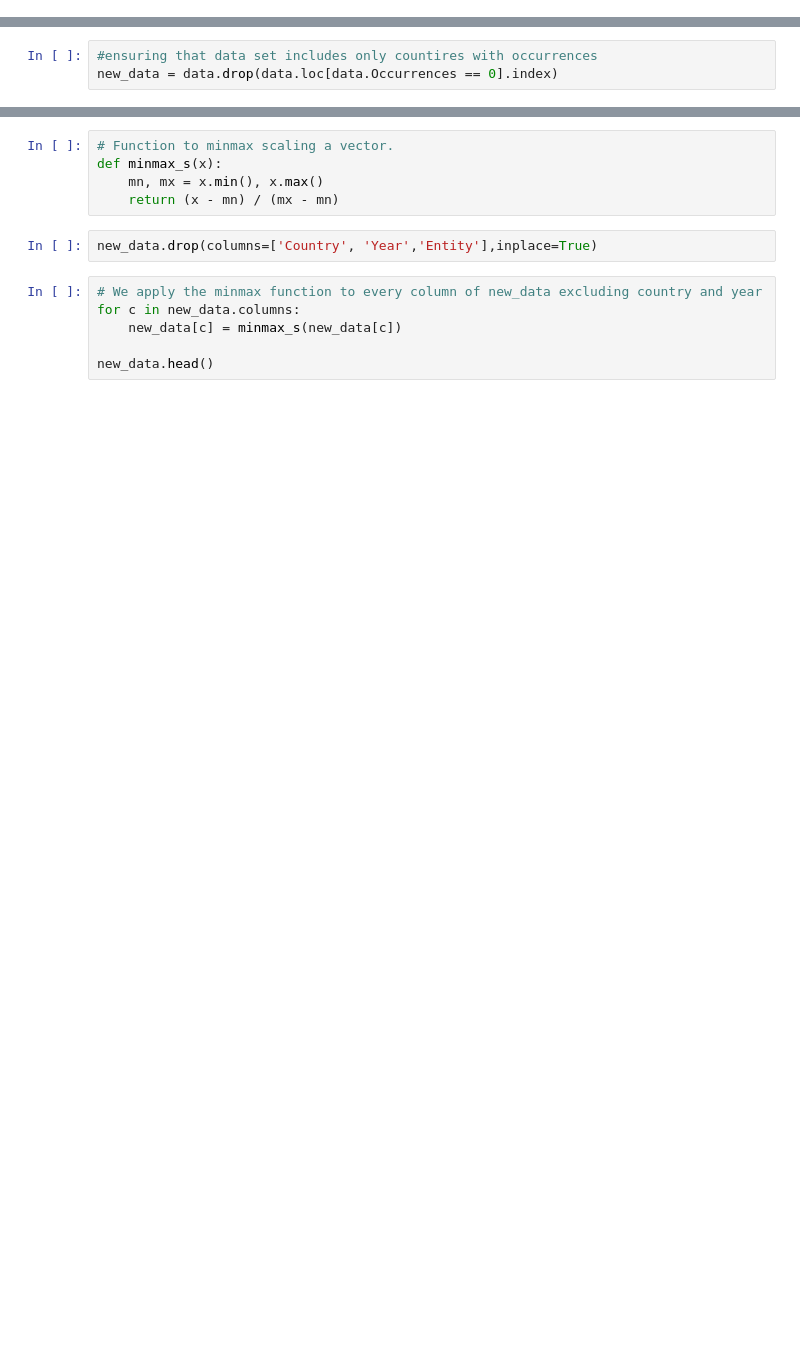
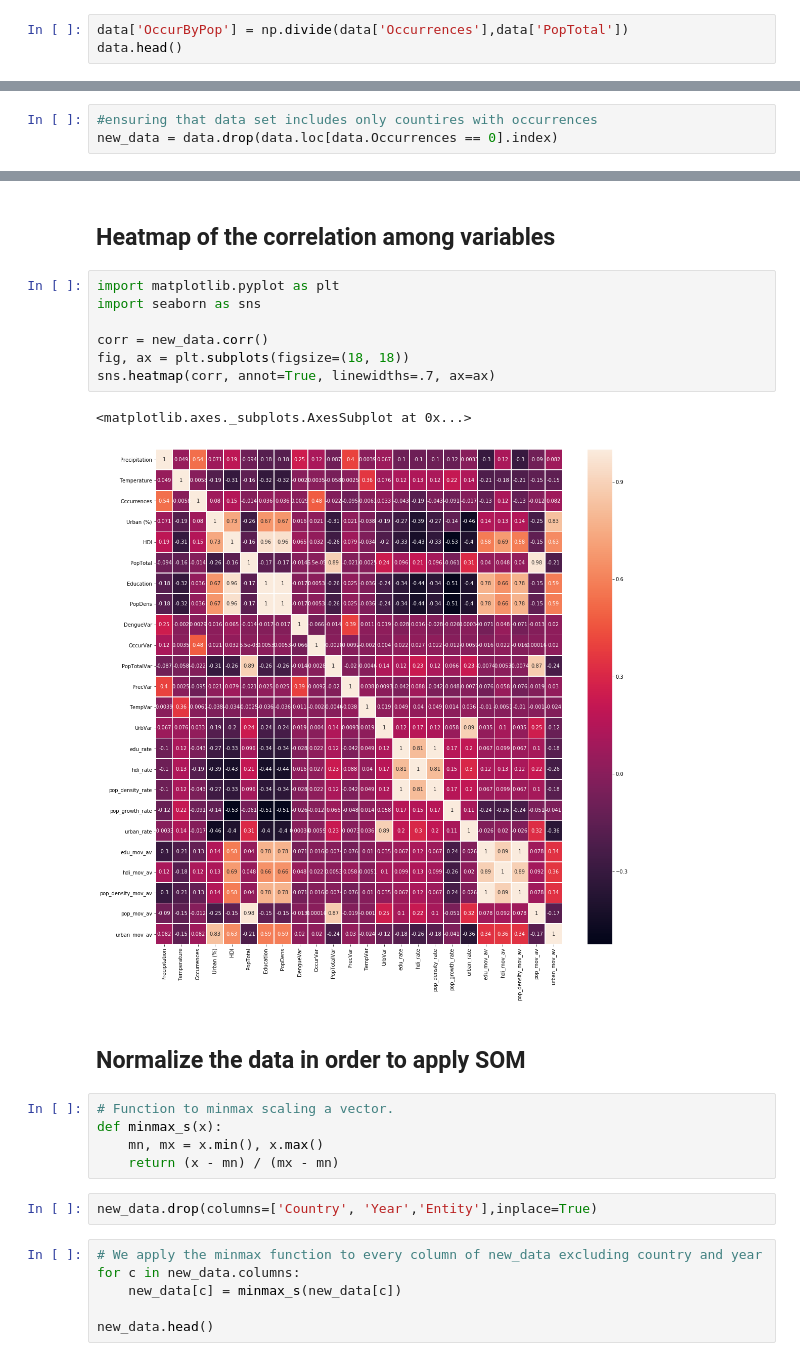
Before and after one commit to QuirkyDataScientist1978/project_dengue_fever, a Jupyter notebook: Final_Project_IP.ipynb, the cells around one changed output, grey strips where cells are left out. Drawn from its saved outputs; the diff is of its cells as text; blank space fills up the shorter version.

```diff
--- a/Final_Project_IP.ipynb
+++ b/Final_Project_IP.ipynb
@@ -1317,0 +1409,3 @@ data.head()
+# %%
+data['OccurByPop'] = np.divide(data['Occurrences'],data['PopTotal'])
+data.head()
@@ -1321,3 +1532,17 @@ new_data = data.drop(data.loc[data.Occurrences == 0].index)
+# %% [markdown]
+## Heatmap of the correlation among variables
+# %%
+import matplotlib.pyplot as plt
+import seaborn as sns
+
+corr = new_data.corr()
+fig, ax = plt.subplots(figsize=(18, 18))
+sns.heatmap(corr, annot=True, linewidths=.7, ax=ax)
+# %% [output]
+<matplotlib.axes._subplots.AxesSubplot at 0x...>
+[figure, added]
+# %% [markdown]
+## Normalize the data in order to apply SOM
 # %%
 # Function to minmax scaling a vector.
 def minmax_s(x):
```
Also changed, not shown: parts of 27 cells of this notebook, 1 other file.
